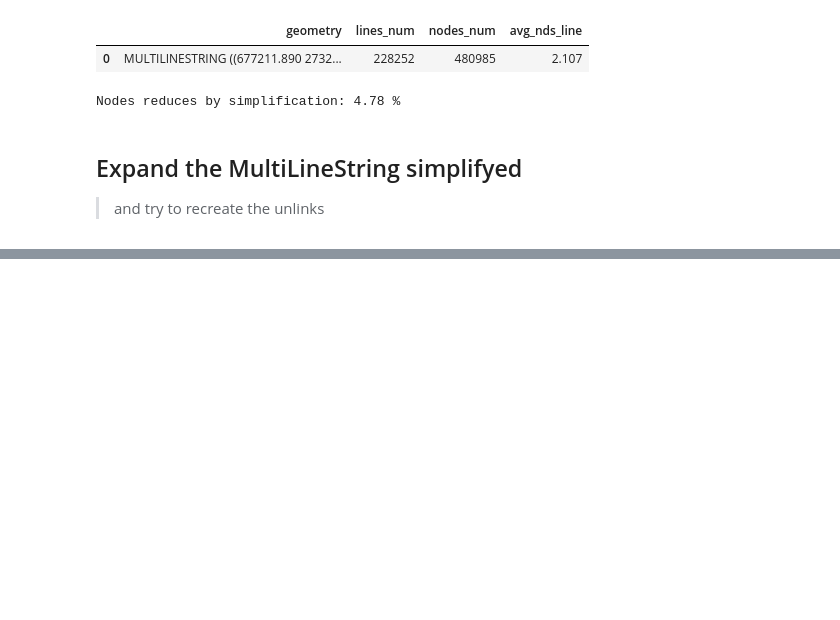
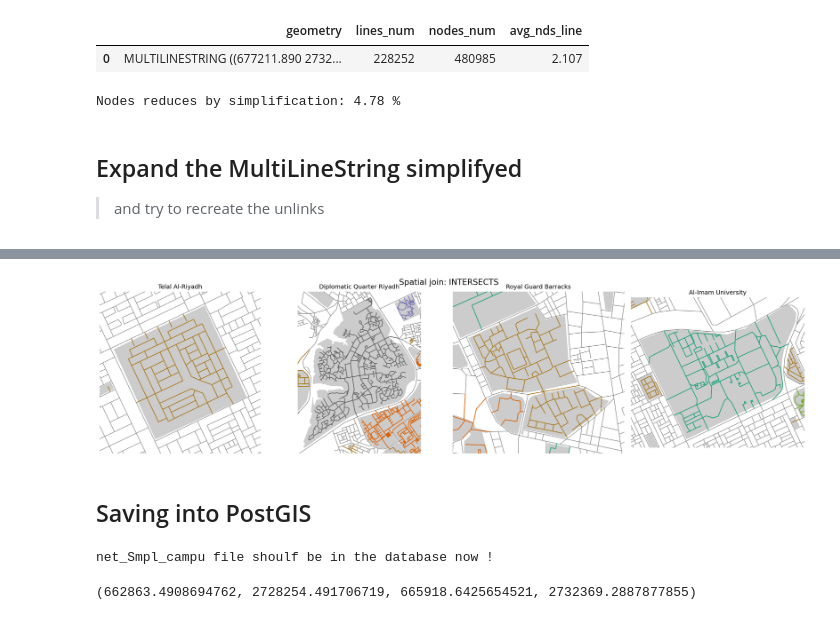
Before and after one commit to gregmaya/Riyadh_modeling, a Jupyter notebook: 1_Geometry_Manipulation(2).ipynb, the cells around one changed output, grey strips where cells are left out. Saved outputs shown, nothing was run; the diff lists cells and outputs as text; code cells hidden in the pictures; blank space fills up the shorter version.

```diff
--- a/1_Geometry_Manipulation(2).ipynb
+++ b/1_Geometry_Manipulation(2).ipynb
@@ -196,0 +288,54 @@ Nodes reduces by simplification: 4.78 %
+# %%
+#initiate the figure and plots
+fig, ax = plt.subplots(ncols=4, nrows=1, figsize=(20,5), dpi=150)
+
+ofsett = 150
+#plot the results
+mask = campuses.name_alias.notnull()
+for i, area in enumerate(campuses.loc[mask].itertuples()):
+    #set coordinate crops
+    campuses.geometry.plot(ax=ax[i], alpha = 0.4, color="grey")
+    net_Smpl_campusINT.plot(ax=ax[i], linewidth= 1, color= "grey")
+    net_Smpl_campusINT.plot(ax=ax[i], linewidth= 1.5, column="cat_name", cmap="Dark2")
+
+    bbox = area.geometry.bounds
+    ax[i].set_xlim(bbox[0]-ofsett,bbox[2]+ofsett)
+    ax[i].set_ylim(bbox[1]-ofsett,bbox[3]+ofsett)
+    ax[i].axis("off")
+    ax[i].set_title(area.name_alias, fontsize = 12)
+
+fig.suptitle("Spatial join: INTERSECTS", fontsize = 16, y=1)
+plt.tight_layout();
+
+#saving the figure
+output_fig = "output_maps/spatialjoin_INTERSECTS.png"
+plt.savefig(output_fig, dpi=150)
+# %% [output]
+[figure, added]
+# %% [markdown]
+## Saving into PostGIS
+# %%
+#Write to POSTGIS.
+#renaming of geom column just for uploading
+net_Smpl_campus.rename(columns={"geometry": "geom_shapely"}, inplace=True)
+# Convert Shapely geometries to WKTElements into column 'geom' (default in PostGIS)
+net_Smpl_campus['geom'] = net_Smpl_campus['geom_shapely'].apply(lambda row: WKTElement(row.wkt, srid=20438))
+
+# Drop Shapely geometries
+net_Smpl_campus = net_Smpl_campus.drop('geom_shapely', axis=1)
+
+# Write to PostGIS (overwrite if table exists, be careful with this!)
+# Possible behavior: 'replace', 'append', 'fail'
+desiredname = "net_Smpl_campu"
+net_Smpl_campus.to_sql(desiredname,
+            engine, schema = "riyadh",
+            if_exists='replace', index=True,
+            dtype={'geom': Geometry(geometry_type='LineString', srid= 20438)})
+print("%s is in the database now!" % desiredname)
+# %% [output]
+net_Smpl_campu file shoulf be in the database now !
+# %%
+mask = campuses.name_alias.notnull()
+campuses.loc[488,"geometry"].bounds
+# %% [output]
+(662863.4908694762, 2728254.491706719, 665918.6425654521, 2732369.2887877855)
```
Also changed, not shown: parts of 10 cells of this notebook, 3 other files.
